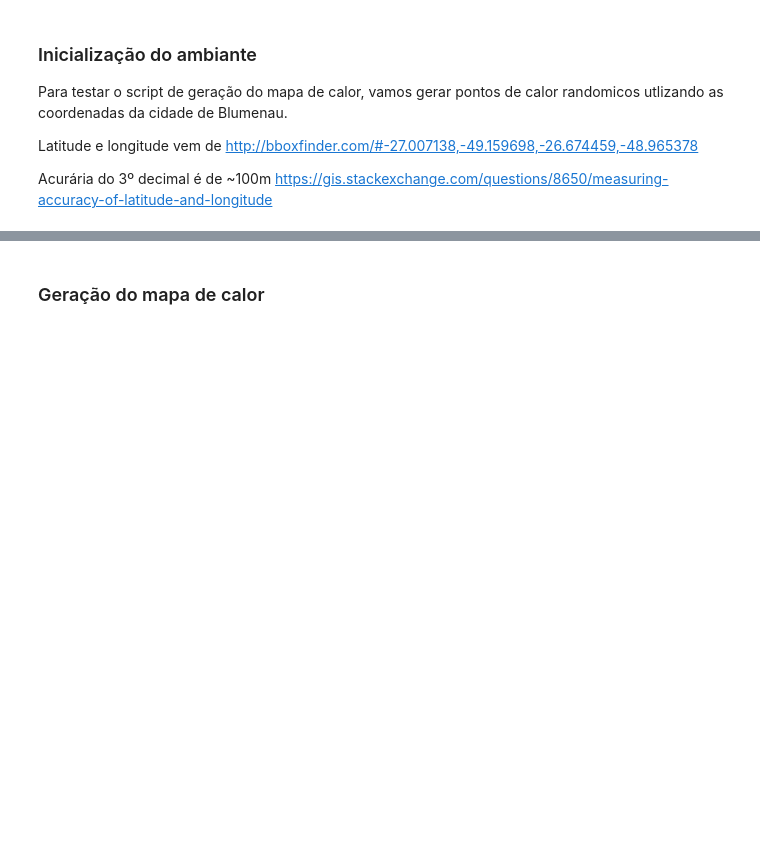
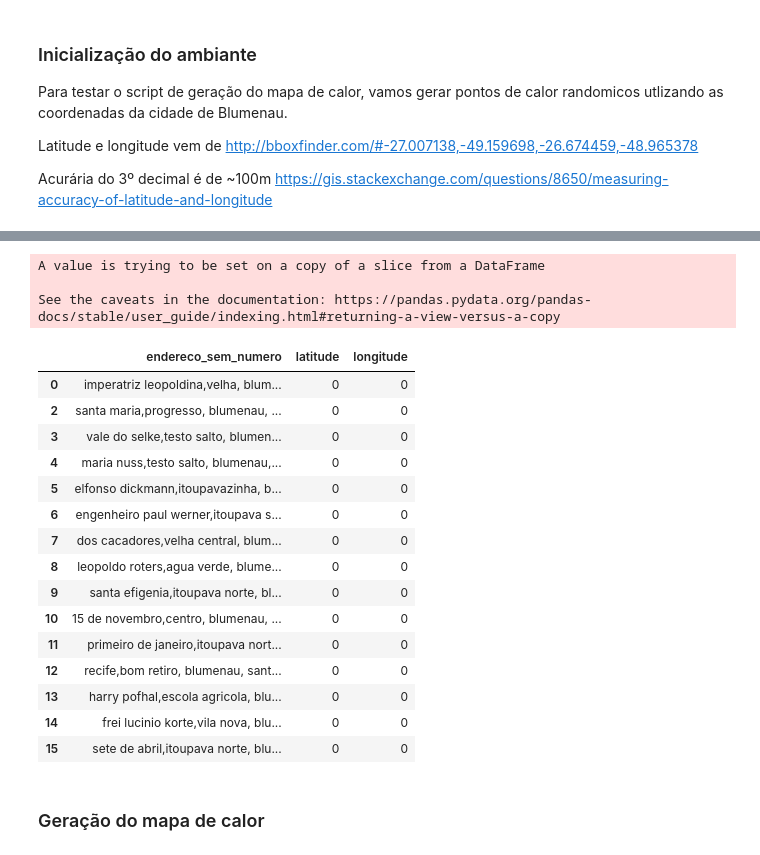
Before and after one commit to jvanz/heatmap-covid19, a Jupyter notebook: notebooks/heatmap.ipynb, the cells around one changed output, grey strips where cells are left out. Saved outputs shown, nothing was run; the diff lists cells and outputs as text; code cells hidden in the pictures; blank space fills up the shorter version.

```diff
--- a/notebooks/heatmap.ipynb
+++ b/notebooks/heatmap.ipynb
@@ -17 +10,16 @@ import string
+# %%
+# Carrega bibliotecas utilizadas
+import folium
+import numpy as np
+import pandas as pd
+from folium import plugins
+import geopy
+import string
+import dask.dataframe as dd
+from geopy.extra.rate_limiter import RateLimiter
+
+# caminho para o arquivos original dos dados. Esse arquivos eh atualizado ao executar o notebook
+ARQUIVO_DADOS = "caminho/para/dados.csv"
+# caminho do arquivo que ira contar endereco e coordenadas. Gerando ao executar o notebook
+ARQUIVO_COORDENADAS = "caminho/para/dados_coordenadas.csv"
 # %%
@@ -90,3 +85,57 @@ if carrega_coordenada:
+# %%
+dados = pd.read_csv(ARQUIVO_DADOS, sep=";")
+
+# usa API da Azure
+localizador = geopy.geocoders.AzureMaps("PUT YOUR KEY HERE")
+
+def get_coordenadas(linha):
+    """Função que busca as coordenadas utilizando o localizador definido."""
+    if linha["latitude"] and linha["latitude"] != 0 and linha["longitude"] and linha["longitude"] != 0:
+        # não precisamos buscar coordenadas que já temos
+        return linha
+    try:
+       # monta um endereco completo para ser utlizado pelo buscador de coordenadas
+        localizacao = localizador.geocode(linha["endereco_sem_numero"])
+        if localizacao:
+            linha["latitude"] = localizacao.latitude
+            linha["longitude"] = localizacao.longitude
+    except Exception as e:
+        print(f"Error: {linha['endereco_sem_numero']}. {e}")
+    finally:
+        print(f"{linha['endereco_sem_numero']} -> OK")
+        return linha
+
+# procure apenas pelos enderecos sem o numero na rua. Assim, temos um numero menor de registros.
+enderecos = dados[["endereco_sem_numero", "latitude", "longitude"]]
+#remove enderecos duplicados
+enderecos.drop_duplicates(["endereco_sem_numero"], inplace=True)
+#enderecos = enderecos[:15]
+
+# busca coordenadas utilizando o geolocalizador
+geocode = RateLimiter(get_coordenadas, min_delay_seconds=0)
+ddf = dd.from_pandas(enderecos, npartitions=10)
+res = ddf.map_partitions(lambda df: df.apply(get_coordenadas,axis=1)).compute(scheduler='processes')
+res.to_csv(ARQUIVO_COORDENADAS, sep=";", index=False)
+# %% [output]
+A value is trying to be set on a copy of a slice from a DataFrame
+
+See the caveats in the documentation: https://pandas.pydata.org/pandas-docs/stable/user_guide/indexing.html#returning-a-view-versus-a-copy
+|  | endereco_sem_numero | latitude | longitude |
+| 0 | imperatriz leopoldina,velha, blum... | 0 | 0 |
+| 2 | santa maria,progresso, blumenau, ... | 0 | 0 |
+| 3 | vale do selke,testo salto, blumen... | 0 | 0 |
+| 4 | maria nuss,testo salto, blumenau,... | 0 | 0 |
+| 5 | elfonso dickmann,itoupavazinha, b... | 0 | 0 |
+| 6 | engenheiro paul werner,itoupava s... | 0 | 0 |
+| 7 | dos cacadores,velha central, blum... | 0 | 0 |
+| 8 | leopoldo roters,agua verde, blume... | 0 | 0 |
+| 9 | santa efigenia,itoupava norte, bl... | 0 | 0 |
+| 10 | 15 de novembro,centro, blumenau, ... | 0 | 0 |
+| 11 | primeiro de janeiro,itoupava nort... | 0 | 0 |
+| 12 | recife,bom retiro, blumenau, sant... | 0 | 0 |
+| 13 | harry pofhal,escola agricola, blu... | 0 | 0 |
+| 14 | frei lucinio korte,vila nova, blu... | 0 | 0 |
+| 15 | sete de abril,itoupava norte, blu... | 0 | 0 |
 # %% [markdown]
 ### Geração do mapa de calor
 # %%
```
Also changed, not shown: parts of 4 cells of this notebook, 1 other file.
